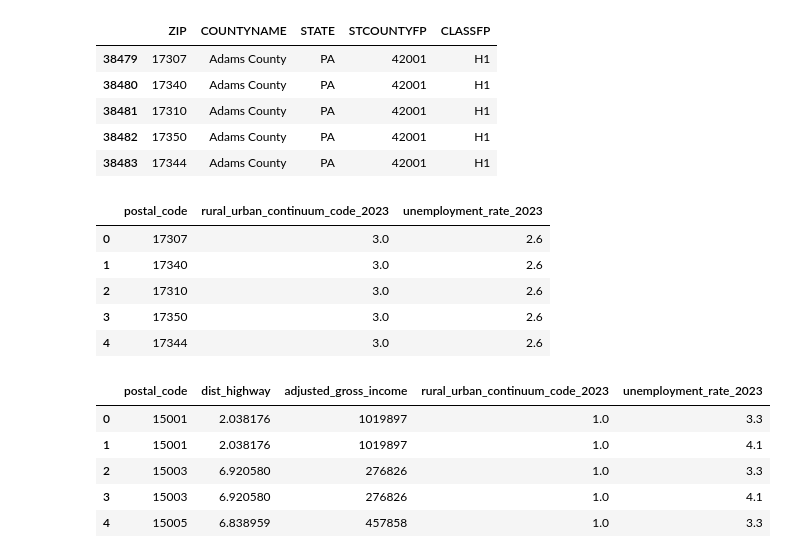
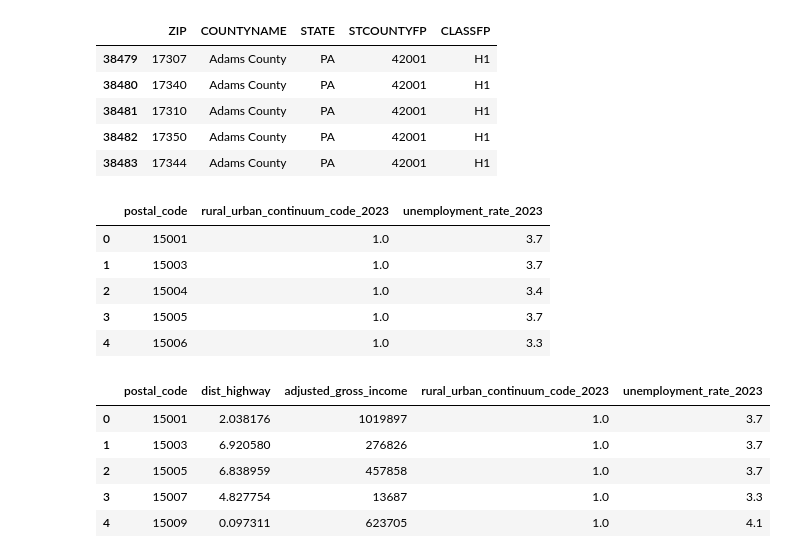
Before and after one commit to BT4222Yelp/YelpRecommender, a Jupyter notebook: DataPreparationUSCensus.ipynb, the cells around one changed output. Cells and saved outputs as stored; diff of their text form; code cells hidden in the pictures.

```diff
--- a/DataPreparationUSCensus.ipynb
+++ b/DataPreparationUSCensus.ipynb
@@ -72,29 +72,30 @@ zipfip.head()
 # %%
 unemployment = zipfip.merge(unemployment, left_on='STCOUNTYFP',
              right_on='FIPS_Code', how='left')
 unemployment = unemployment[['ZIP', 'Rural_Urban_Continuum_Code_2023', 'Unemployment_rate_2023']]
 unemployment = unemployment.rename(columns={
                                    "ZIP": "postal_code",
                                    "Rural_Urban_Continuum_Code_2023": "rural_urban_continuum_code_2023",
                                    "Unemployment_rate_2023": "unemployment_rate_2023"})
+unemployment = unemployment.groupby('postal_code', as_index=False).mean()
 unemployment.head()
 # %% [output]
 |  | postal_code | rural_urban_continuum_code_2023 | unemployment_rate_2023 |
-| 0 | 17307 | 3.0 | 2.6 |
-| 1 | 17340 | 3.0 | 2.6 |
-| 2 | 17310 | 3.0 | 2.6 |
-| 3 | 17350 | 3.0 | 2.6 |
-| 4 | 17344 | 3.0 | 2.6 |
+| 0 | 15001 | 1.0 | 3.7 |
+| 1 | 15003 | 1.0 | 3.7 |
+| 2 | 15004 | 1.0 | 3.4 |
+| 3 | 15005 | 1.0 | 3.7 |
+| 4 | 15006 | 1.0 | 3.3 |
 # %%
 df = demographics.merge(unemployment, left_on='postal_code', right_on='postal_code', how='left')
 df.head()
 # %% [output]
 |  | postal_code | dist_highway | adjusted_gross_income | rural_urban_continuum_code_2023 | unemployment_rate_2023 |
-| 0 | 15001 | 2.038176 | 1019897 | 1.0 | 3.3 |
-| 1 | 15001 | 2.038176 | 1019897 | 1.0 | 4.1 |
-| 2 | 15003 | 6.920580 | 276826 | 1.0 | 3.3 |
-| 3 | 15003 | 6.920580 | 276826 | 1.0 | 4.1 |
-| 4 | 15005 | 6.838959 | 457858 | 1.0 | 3.3 |
+| 0 | 15001 | 2.038176 | 1019897 | 1.0 | 3.7 |
+| 1 | 15003 | 6.920580 | 276826 | 1.0 | 3.7 |
+| 2 | 15005 | 6.838959 | 457858 | 1.0 | 3.7 |
+| 3 | 15007 | 4.827754 | 13687 | 1.0 | 3.3 |
+| 4 | 15009 | 0.097311 | 623705 | 1.0 | 4.1 |
 # %%
 df.to_csv('us_census/demographics_merged.csv', index=False)
 # %%
```
Also changed, not shown: parts of 2 cells of this notebook, 1 other file.
